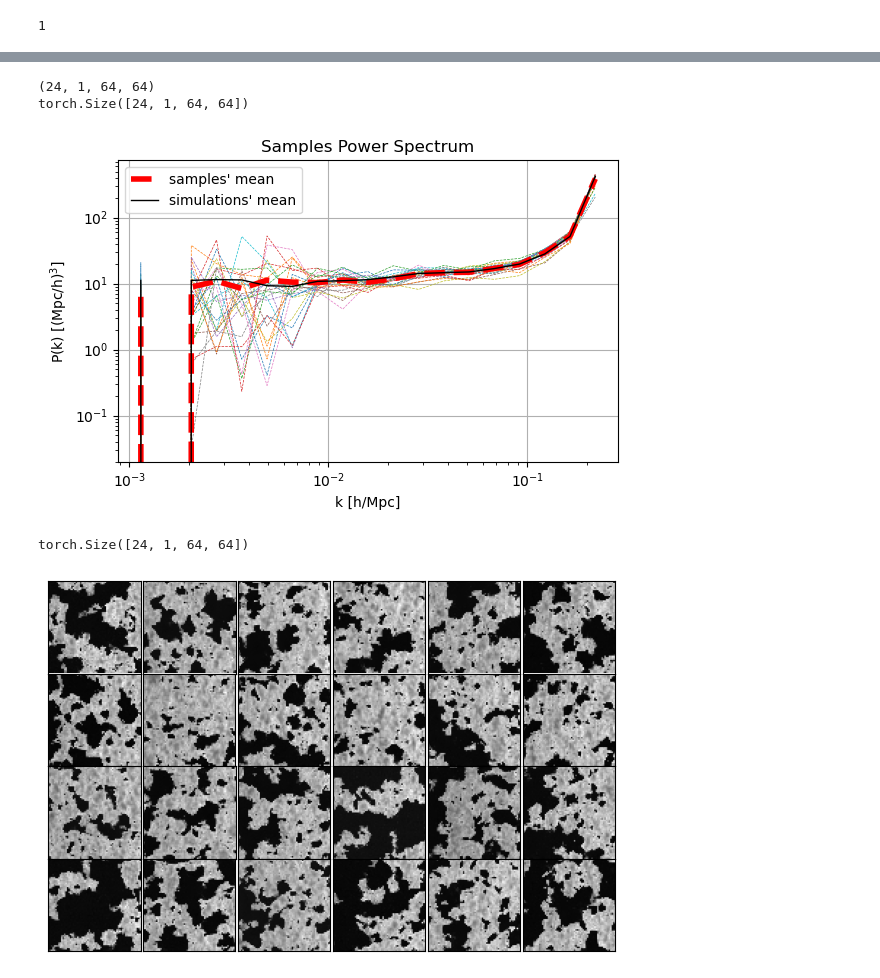
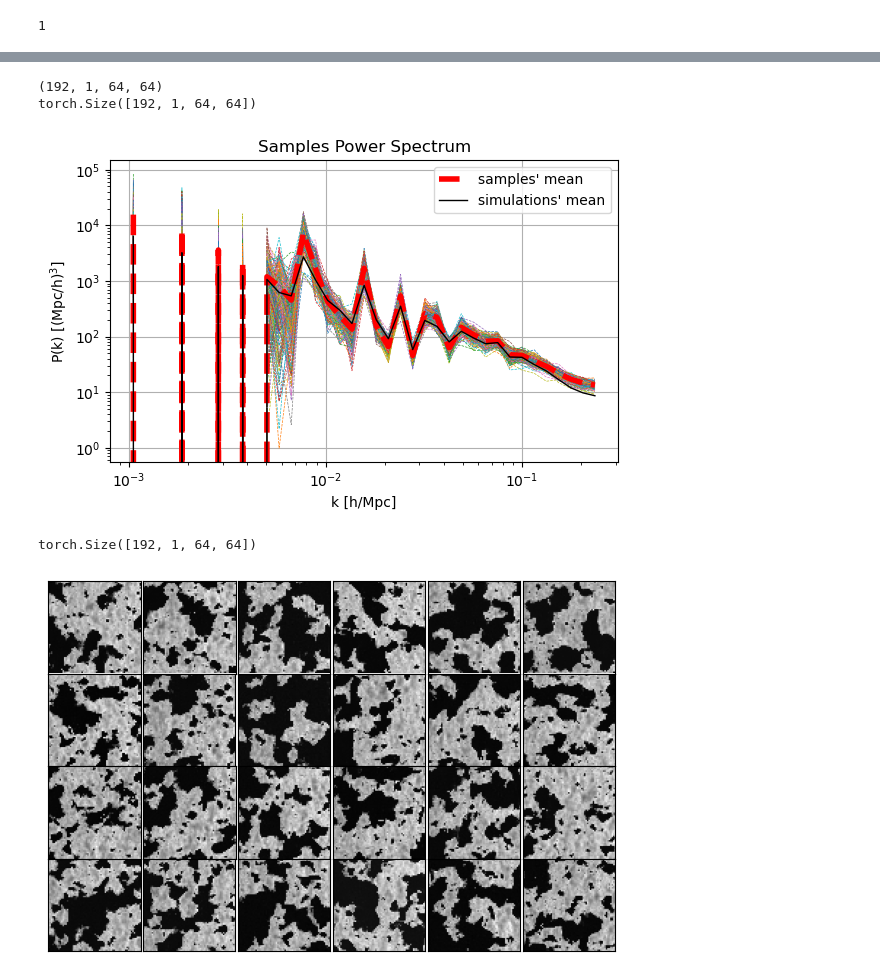
Before and after one commit to Xsmos/ml21cm, a Jupyter notebook: quantify_results.ipynb, the cells around one changed output, grey strips where cells are left out. Drawn from its saved outputs; the diff is of its cells as text; code cells hidden in the pictures.

```diff
--- a/quantify_results.ipynb
+++ b/quantify_results.ipynb
@@ -74,8 +74,8 @@ plot(x[:,:,:,0,:])
 print(x.shape)
 Tb = torch.mean(x, axis=2)
 print(Tb.shape)
-Tb = torch.mean(Tb, axis=2)
-print(Tb.shape)
+# Tb = torch.mean(Tb, axis=2)
+# print(Tb.shape)
 # print(Tb.shape)
 # print(Tb[:,0,:].shape)
 # print(Tb[:10, 0, :].shape)
@@ -105,17 +104,6 @@ import numpy as np
 import matplotlib.pyplot as plt
 
 def compute_power_spectrum(density_field, box_size):
-    """
-    计算三维密度场的物质功率谱
-
-    参数:
-    density_field (numpy.ndarray): 三维密度场数组
-    box_size (tuple): 盒子的物理大小 (Lx, Ly, Lz) 单位为Mpc/h
-
-    返回:
-    k_vals (numpy.ndarray): 波数
-    Pk (numpy.ndarray): 功率谱
-    """
     # print("density_field.dim =", density_field.dim())
     if density_field.dim() == 3:
         Nx, Ny, Nz = density_field.shape
@@ -126,17 +114,15 @@ def compute_power_spectrum(density_field, box_size):
     else:
         raise ValueError(f"density_field.dim must be 2 or 3, instead of {density_field.dim()}")
     # print("Nx, Ny, Nz =", Nx, Ny, Nz)
-    # 计算傅里叶变换
     delta_k = np.fft.fftn(density_field)
-    delta_k = np.fft.fftshift(delta_k)  # 将零频移到中心
+    # delta_k = np.fft.fftshift(delta_k)
 
-    # 计算功率谱
     if density_field.dim() == 3:
         Pk = np.abs(delta_k) ** 2 / (Nx * Ny * Nz)
     elif density_field.dim() ==2:
         Pk = np.abs(delta_k) ** 2 / (Nx * Ny)
     # print("Pk.shape =", Pk.shape)
-    # 创建波数k的网格
+
     kx = np.fft.fftfreq(Nx, d=Lx / Nx)
     ky = np.fft.fftfreq(Ny, d=Ly / Ny)
 
@@ -148,11 +134,10 @@ def compute_power_spectrum(density_field, box_size):
         kx, ky = np.meshgrid(kx, ky, indexing='ij')
         k = np.sqrt((kx**2) + (ky**2))
     # print("k.shape =", k.shape)
-    # 将结果移回零频在中心
-    k = np.fft.fftshift(k)
-    Pk = np.fft.fftshift(Pk)
 
-    # 排除零波数，避免对数变换出错
+    # k = np.fft.fftshift(k)
+    # Pk = np.fft.fftshift(Pk)
+
     k = k.flatten()
     Pk = Pk.flatten()
     # print("np.min(k) =", np.min(k))
@@ -160,12 +145,10 @@ def compute_power_spectrum(density_field, box_size):
     k = k[mask]
     Pk = Pk[mask]
 
-    # 创建波数的对数间隔
-    k_bins = np.logspace(np.log10(k.min()), np.log10(k.max()), num=20)
+    k_bins = np.logspace(np.log10(k.min()), np.log10(k.max()), num=40)
     k_vals = 0.5 * (k_bins[1:] + k_bins[:-1])
     Pk_vals = np.zeros_like(k_vals)
 
-    # 在每个波数区间内进行平均
     for i in range(len(k_bins) - 1):
         bin_mask = (k >= k_bins[i]) & (k < k_bins[i+1])
         if np.any(bin_mask):
@@ -249,13 +242,13 @@ drwxr-xr-x 21 bxia34 4.0K May 29 01:29 logs/
 -rw-r--r--  1 bxia34 3.1M May 27 14:36 0527-1419.npy
 # %%
 # x_sample = np.load("outputs/0527-1951.npy")
-x_sample = np.load("outputs/0529-0149.npy")
+x_sample = np.load("outputs/0529-1450.npy")
 print(x_sample.shape)
 x_sample = torch.from_numpy(x_sample)
 print(x_sample.shape)
 # %% [output]
-(24, 1, 64, 64)
-torch.Size([24, 1, 64, 64])
+(192, 1, 64, 64)
+torch.Size([192, 1, 64, 64])
 # %%
 # 示例三维密度场
 # Nx, Ny, Nz = 64, 64, 512  # 密度场的大小，长方体
@@ -263,7 +256,7 @@ torch.Size([24, 1, 64, 64])
 plt.figure(figsize=(6, 4), dpi=100)
 k_vals_all = []
 Pk_vals_all = []
-for i in range(24):
+for i in range(192):
 
     density_field = (x_sample[i,0,:,:]+1)/2 * 80#np.random.randn(Nx, Ny, Nz)  # 示例密度场，可以替换为实际数据
     if density_field.dim() == 3:
@@ -283,37 +276,40 @@ for i in range(24):
 
     # 计算 k^2 P(k) / (4 * pi^2)
     # k2Pk_vals = k_vals**2 * Pk_vals / (4 * np.pi**2)
 
     # 绘制功率谱
     # plt.subplot(1, 1, 1)
-    plt.loglog(k_vals, Pk_vals, '--', lw=0.5)#, 'b-')
+    plt.plot(k_vals, Pk_vals, '--', lw=0.5)#, 'b-')
 
 plt.xlabel('k [h/Mpc]')
 plt.ylabel(r'P(k) [(Mpc/h)$^3$]')
 plt.title('Samples Power Spectrum')
 plt.grid(True)
 
 k_vals_all = np.array(k_vals_all)
 # print(k_vals_all.shape)
 Pk_vals_all = np.array(Pk_vals_all)
 # print(Pk_vals_all.shape)
     # plt.subplot(2, 1, 2)
     # plt.loglog(k_vals, Delta2_vals, 'r-', label='$\\Delta^2(k) = \\frac{k^3 P(k)}{2\\pi^2}$')
     # plt.loglog(k_vals, k2Pk_vals, 'g--', label='$\\frac{k^2 P(k)}{4\\pi^2}$')
     # plt.xlabel('k [h/Mpc]')
     # plt.ylabel('Power')
     # plt.title('Normalized Power Spectrum')
     # # plt.legend()
     # plt.grid(True)
 
-plt.loglog(k_vals_all.mean(axis=0), Pk_vals_all.mean(axis=0), 'r--', lw=4, label="samples' mean")
-plt.loglog(k_vals_all_sim.mean(axis=0), Pk_vals_all_sim.mean(axis=0), 'k-', lw=1, label="simulations' mean")
+plt.plot(k_vals_all.mean(axis=0), Pk_vals_all.mean(axis=0), 'r--', lw=4, label="samples' mean")
+plt.plot(k_vals_all_sim.mean(axis=0), Pk_vals_all_sim.mean(axis=0), 'k-', lw=1, label="simulations' mean")
+
+plt.xscale('log')
+plt.yscale('log')
 
 plt.legend()
 plt.tight_layout()
 plt.show()
 # %% [output]
-[figure, old version]
+[figure, new version]
 # %%
 # for i in range(24):
 #     plt.imshow(x_sample[i,0])
@@ -321,8 +317,8 @@ plt.show()
 print(x_sample.shape)
 plot(x_sample)
 # %% [output]
-torch.Size([24, 1, 64, 64])
+torch.Size([192, 1, 64, 64])
-[figure, old version]
+[figure, new version]
 # %%
 print(x_sample.shape)
 print("x_sample", x_sample.max(), x_sample.min())
```
Also changed, not shown: parts of 11 cells of this notebook, 1 other file.
